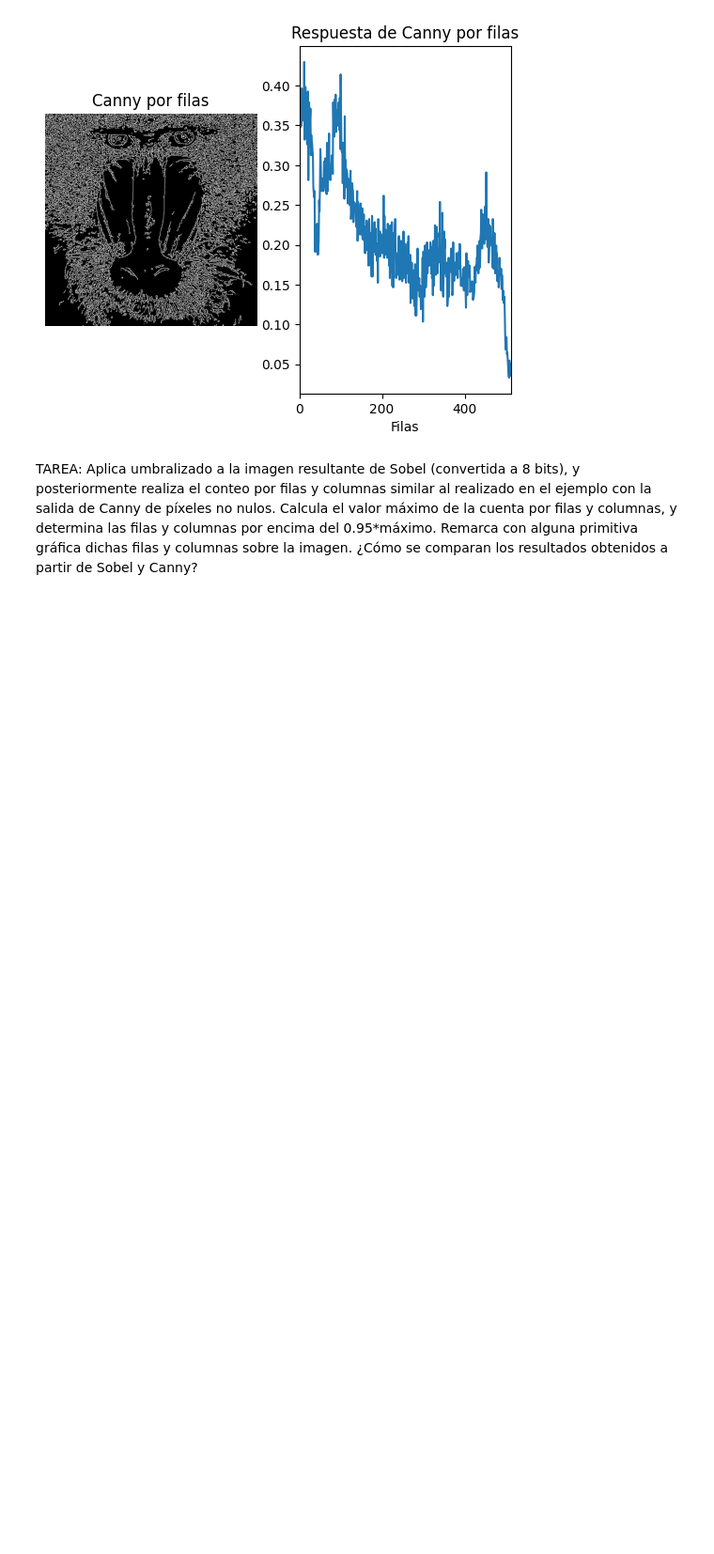
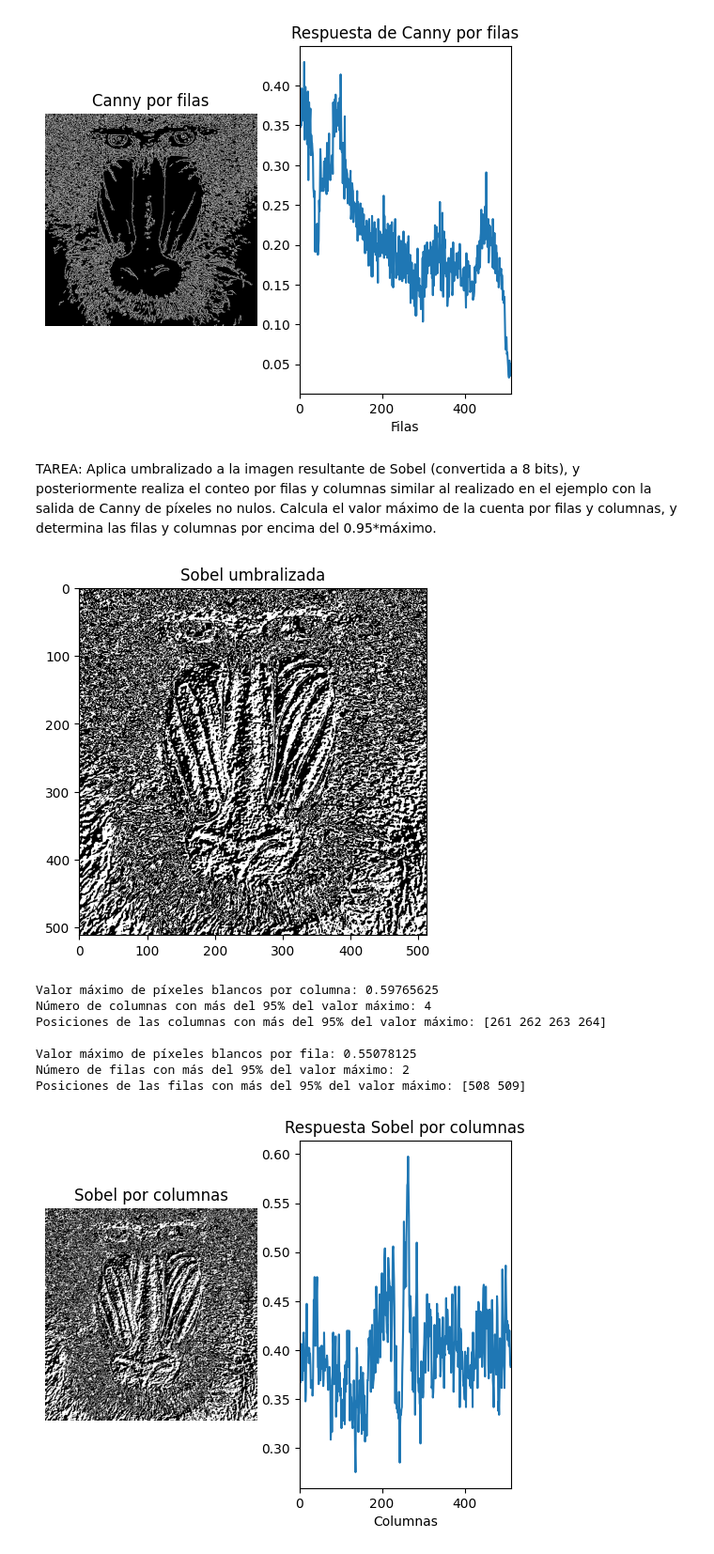
Before and after one commit to kratoscordoba7/VCP2, a Jupyter notebook: VC_P2_excercise_2.ipynb, the cells around one changed output. Shown at 94% size. Cells and saved outputs as stored; diff of their text form; code cells hidden in the pictures; blank space fills up the shorter version.

Commit message:
sobel excercise implemented

```diff
--- a/VC_P2_excercise_2.ipynb
+++ b/VC_P2_excercise_2.ipynb
@@ -99,4 +87,42 @@ Número de filas con más del 95% del valor máximo: 2
 Posiciones de las filas con más del 95% del valor máximo: [ 12 100]
 [figure]
 # %% [markdown]
-TAREA: Aplica umbralizado a la imagen resultante de Sobel (convertida a 8 bits), y posteriormente realiza el conteo por filas y columnas similar al realizado en el ejemplo con la salida de Canny de píxeles no nulos. Calcula el valor máximo de la cuenta por filas y columnas, y determina las filas y columnas por encima del 0.95*máximo. Remarca con alguna primitiva gráfica dichas filas y columnas sobre la imagen. ¿Cómo se comparan los resultados obtenidos a partir de Sobel y Canny?
+TAREA: Aplica umbralizado a la imagen resultante de Sobel (convertida a 8 bits), y posteriormente realiza el conteo por filas y columnas similar al realizado en el ejemplo con la salida de Canny de píxeles no nulos. Calcula el valor máximo de la cuenta por filas y columnas, y determina las filas y columnas por encima del 0.95*máximo.
+# %%
+# Gaussiana para suavizar la imagen original, eliminando altas frecuencias
+ggris = cv2.GaussianBlur(gris, (3, 3), 0)
+
+#Calcula en ambas direcciones (horizontal y vertical)
+sobelx = cv2.Sobel(ggris, cv2.CV_64F, 1, 0)  # x
+sobely = cv2.Sobel(ggris, cv2.CV_64F, 0, 1)  # y
+
+#Combina ambos resultados
+sobel = cv2.add(sobelx, sobely)
+
+#Define valor umbral
+valorUmbral = 170
+
+sobel8 = np.uint8(sobel) # Convertimos la imagen a 8 bits
+
+#Obtiene imagen umbralizada para dicho valor definido
+res, imagenUmbralizada = cv2.threshold(sobel8, valorUmbral, 255, cv2.THRESH_BINARY)
+#Muestra resultado
+plt.imshow(imagenUmbralizada, cmap='gray') #Visualiza con mapa de color gris
+plt.title(f"Sobel umbralizada")
+plt.show()
+
+# Realiza el conteo por filas y columnas similar al realizado en el ejemplo con la salida de Canny de píxeles no nulos
+# Aplicar funciones a Sobel umbralizado
+columnas_sobel, maxcol_sobel = CannyToColPlot(imagenUmbralizada, "Sobel")
+print("")
+filas_sobel, maxfil_sobel = CannyToRowPlot(imagenUmbralizada, "Sobel por filas")
+# %% [output]
+[figure, added]
+Valor máximo de píxeles blancos por columna: 0.59765625
+Número de columnas con más del 95% del valor máximo: 4
+Posiciones de las columnas con más del 95% del valor máximo: [261 262 263 264]
+
+Valor máximo de píxeles blancos por fila: 0.55078125
+Número de filas con más del 95% del valor máximo: 2
+Posiciones de las filas con más del 95% del valor máximo: [508 509]
+[figure, added]
```
Also changed, not shown: parts of 7 cells of this notebook.
